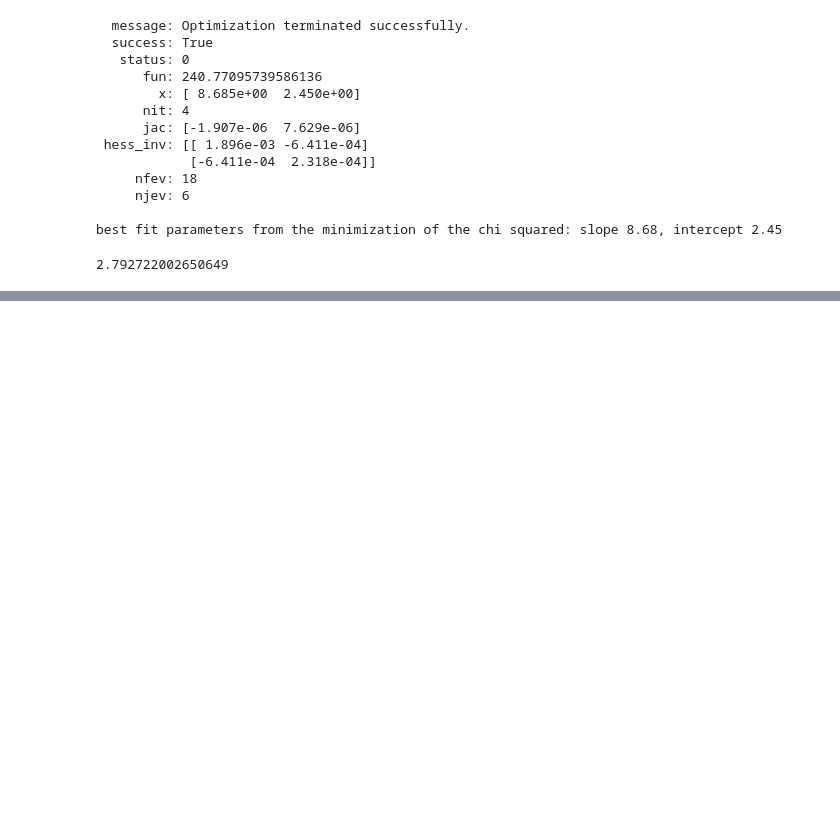
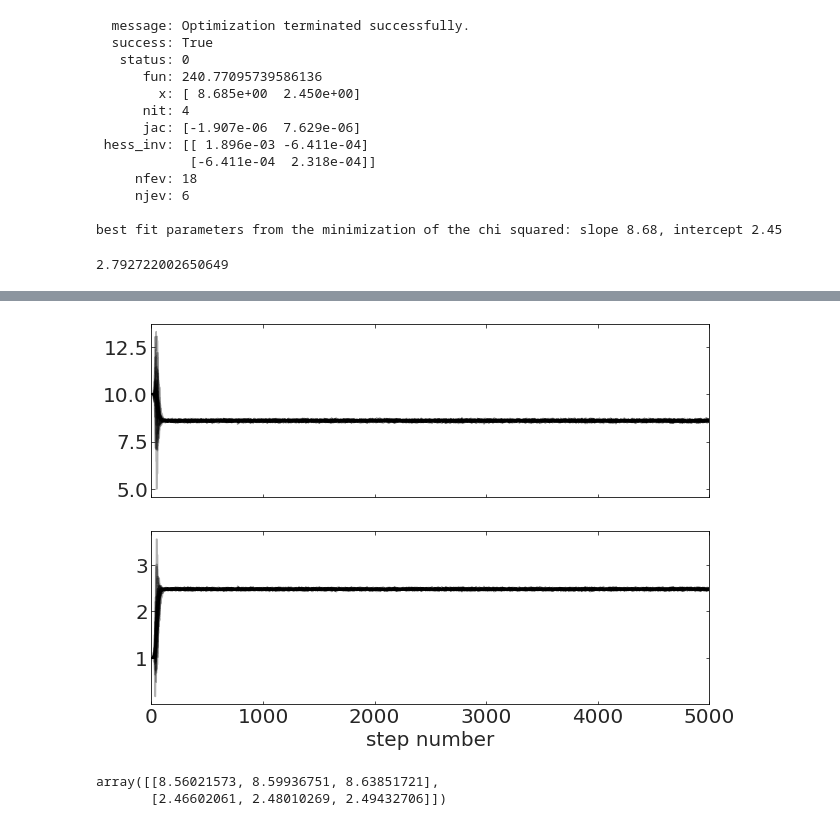
Before and after one commit to AlbertoBassanoni/MLPNS_ABassanoni, a Jupyter notebook: FittingLineToGRBAfterglows_23_3.ipynb, the cells around one changed output, grey strips where cells are left out. Cells and saved outputs as stored; diff of their text form; code cells hidden in the pictures; blank space fills up the shorter version.

```diff
--- a/FittingLineToGRBAfterglows_23_3.ipynb
+++ b/FittingLineToGRBAfterglows_23_3.ipynb
@@ -452,4 +455,5 @@ best fit parameters from the minimization of the chi squared: slope 8.60, interc
 # %%
+s = grbAGnu.magerr.values
 x_train, x_test, y_train, y_test, s_train, s_test =train_test_split(x, y, s, test_size=0.25, random_state=42)
 # %%
 #test and training
@@ -478,0 +590,20 @@ l2(chi2Solution.x, x_test, y_test)
+# %%
+np.random.seed(334)
+#do un initial guess
+
+ig = [10, 1]
+
+#numero delle catene che faccio andare in parallelo (scelgo io analista)
+
+nwalkers = 32
+
+#numero delle dimensioni = numero parametri
+
+ndim = len(ig)
+
+#fisso delle posizioni iniziali per i miei nwalkers
+#introducendo un po' di noise sui valori 10, 1
+
+pos=np.array(ig) + 1e-3 * np.random.randn(nwalkers, ndim)
+
+pos.shape
@@ -478,0 +612,5 @@ l2(chi2Solution.x, x_test, y_test)
+# %%
+#costruisco il sampler della mia MCMC
+sampler=emcee.EnsembleSampler(nwalkers, ndim, log_probability, args=(x,y,s))
+# %%
+sampler.run_mcmc(pos, 5000, progress= True)
@@ -478,0 +639,10 @@ l2(chi2Solution.x, x_test, y_test)
+# %%
+fig, axes = plt.subplots(ndim, figsize=(10, 7), sharex=True)
+samples = sampler.get_chain()
+for i in range(ndim):
+    ax = axes[i]
+    ax.plot(samples[:, :, i], "k", alpha=0.3)
+    ax.set_xlim(0, len(samples))
+    ax.yaxis.set_label_coords(-0.1, 0.5)
+axes[-1].set_xlabel("step number");
+# %% [output]
@@ -478,0 +666 @@ l2(chi2Solution.x, x_test, y_test)
+[figure, added]
@@ -478,0 +669,9 @@ l2(chi2Solution.x, x_test, y_test)
+# %%
+#è un array di dimensione 3 da cui estraggo interquartile range e media
+mcmc = np.zeros((ndim, 3))
+for i in range(ndim):
+  mcmc[i] = np.percentile( flat_samples[:,i], [16, 50, 84])
+mcmc
+# %% [output]
+array([[8.56021573, 8.59936751, 8.63851721],
+       [2.46602061, 2.48010269, 2.49432706]])
```
Also changed, not shown: parts of 30 cells of this notebook.
